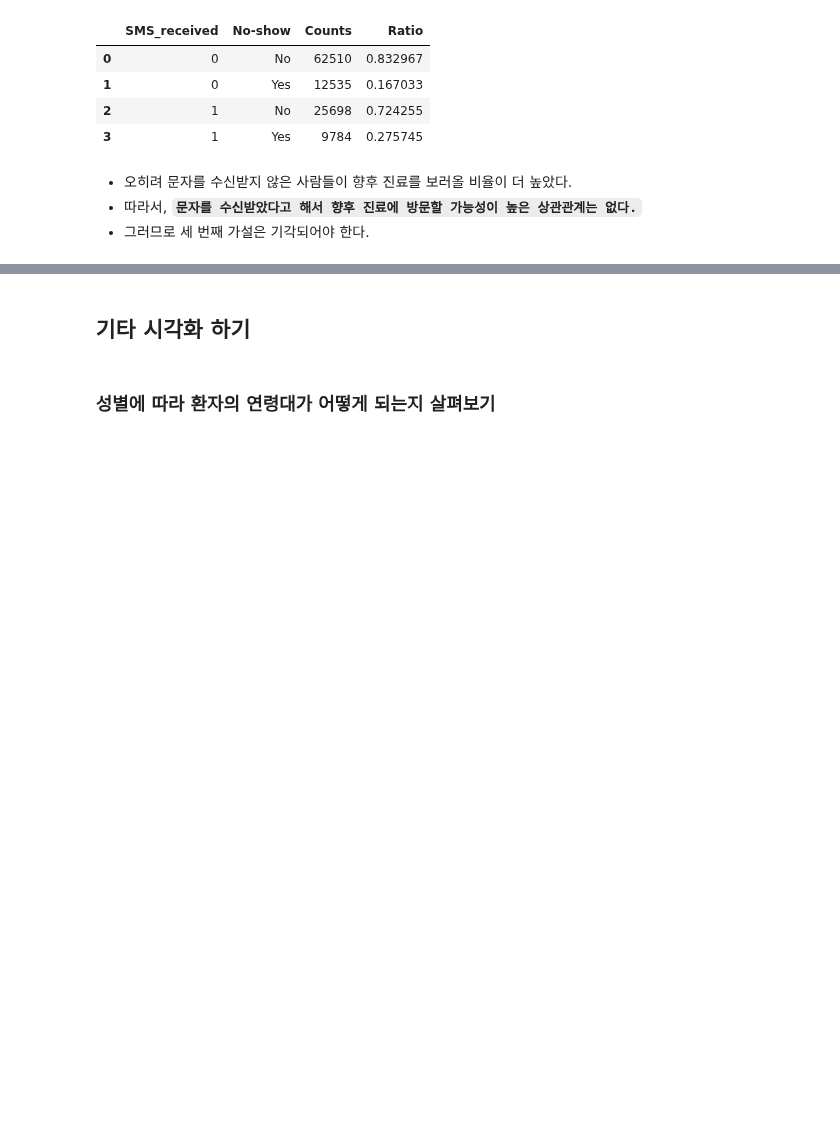
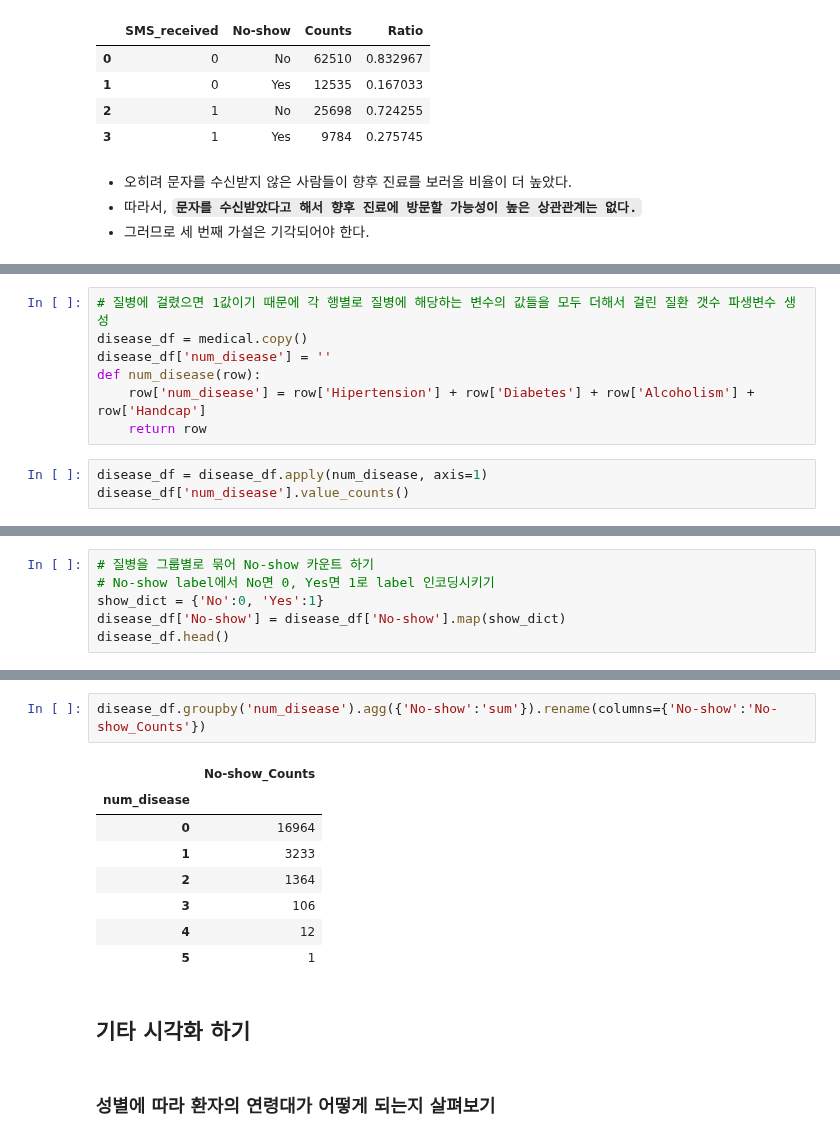
Before and after one commit to young-hun-jo/DataAnalysis, a Jupyter notebook: medical_appointment/analysis_myself.ipynb, the cells around one changed output, grey strips where cells are left out. Saved outputs shown, nothing was run; the diff lists cells and outputs as text; blank space fills up the shorter version.

```diff
--- a/medical_appointment/analysis_myself.ipynb
+++ b/medical_appointment/analysis_myself.ipynb
@@ -308,0 +318,10 @@ sms_show
+# %%
+# 질병에 걸렸으면 1값이기 때문에 각 행별로 질병에 해당하는 변수의 값들을 모두 더해서 걸린 질환 갯수 파생변수 생성
+disease_df = medical.copy()
+disease_df['num_disease'] = ''
+def num_disease(row):
+    row['num_disease'] = row['Hipertension'] + row['Diabetes'] + row['Alcoholism'] + row['Handcap']
+    return row
+# %%
+disease_df = disease_df.apply(num_disease, axis=1)
+disease_df['num_disease'].value_counts()
@@ -308,0 +336,6 @@ sms_show
+# %%
+# 질병을 그룹별로 묶어 No-show 카운트 하기
+# No-show label에서 No면 0, Yes면 1로 label 인코딩시키기
+show_dict = {'No':0, 'Yes':1}
+disease_df['No-show'] = disease_df['No-show'].map(show_dict)
+disease_df.head()
@@ -309,3 +349,14 @@ sms_show
+# %%
+disease_df.groupby('num_disease').agg({'No-show':'sum'}).rename(columns={'No-show':'No-show_Counts'})
+# %% [output]
+|  | No-show_Counts |
+| num_disease |  |
+| 0 | 16964 |
+| 1 | 3233 |
+| 2 | 1364 |
+| 3 | 106 |
+| 4 | 12 |
+| 5 | 1 |
 # %% [markdown]
 ## 기타 시각화 하기
 # %% [markdown]
```
Also changed, not shown: parts of 5 cells of this notebook, 1 other file.
